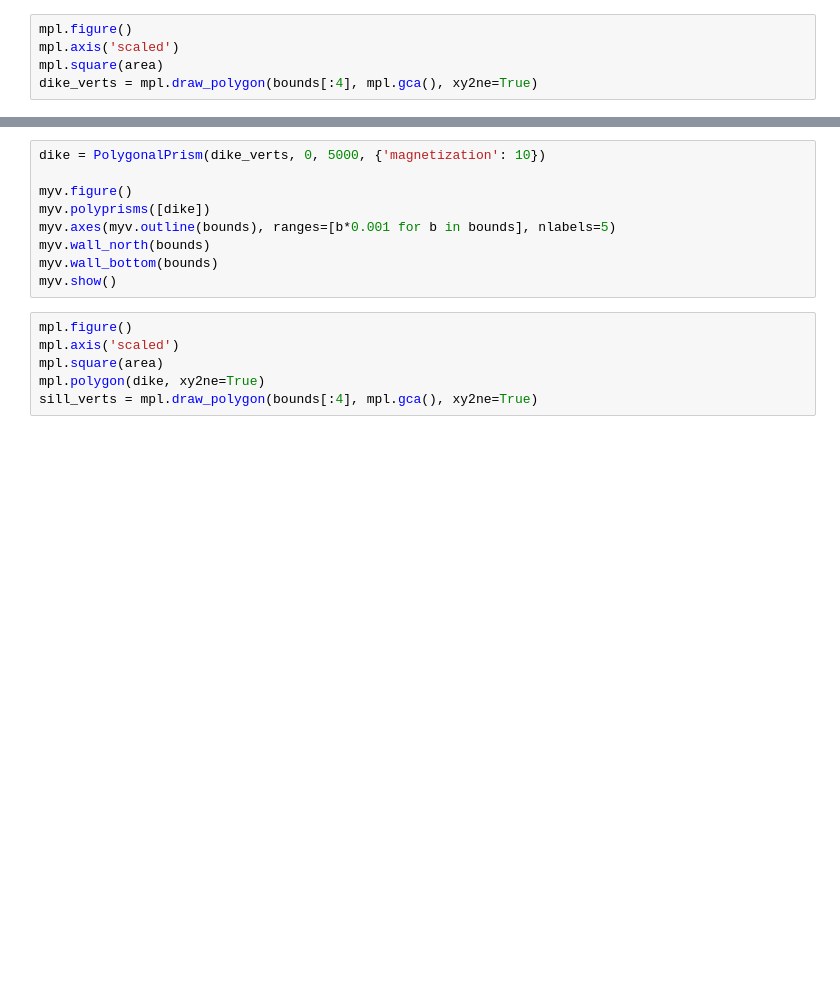
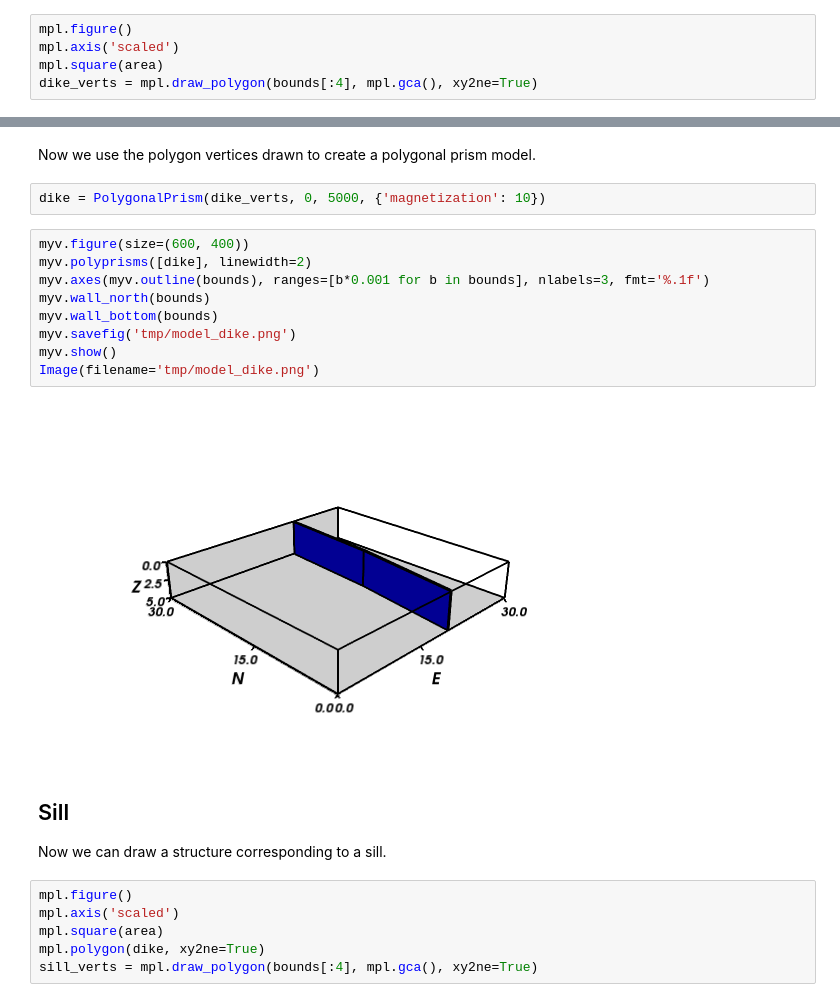
Before and after one commit to pinga-lab/paper-tle-euler-tutorial, a Jupyter notebook: create_synthetic_data.ipynb, the cells around one changed output, grey strips where cells are left out. Drawn from its saved outputs; the diff is of its cells as text; blank space fills up the shorter version.

Commit message:
Annotated synthetic data notebook
Has some text and figures describing the procedure.

```diff
--- a/create_synthetic_data.ipynb
+++ b/create_synthetic_data.ipynb
@@ -26,12 +53,22 @@ dike_verts = mpl.draw_polygon(bounds[:4], mpl.gca(), xy2ne=True)
+# %% [markdown]
+Now we use the polygon vertices drawn to create a polygonal prism model.
+# %%
+dike = PolygonalPrism(dike_verts, 0, 5000, {'magnetization': 10})
 # %%
-dike = PolygonalPrism(dike_verts, 0, 5000, {'magnetization': 10})
-
-myv.figure()
-myv.polyprisms([dike])
-myv.axes(myv.outline(bounds), ranges=[b*0.001 for b in bounds], nlabels=5)
+myv.figure(size=(600, 400))
+myv.polyprisms([dike], linewidth=2)
+myv.axes(myv.outline(bounds), ranges=[b*0.001 for b in bounds], nlabels=3, fmt='%.1f')
 myv.wall_north(bounds)
 myv.wall_bottom(bounds)
+myv.savefig('tmp/model_dike.png')
 myv.show()
+Image(filename='tmp/model_dike.png')
+# %% [output]
+[figure, added]
+# %% [markdown]
+## Sill
+
+Now we can draw a structure corresponding to a sill.
 # %%
 mpl.figure()
 mpl.axis('scaled')
```
Also changed, not shown: parts of 34 cells of this notebook.
